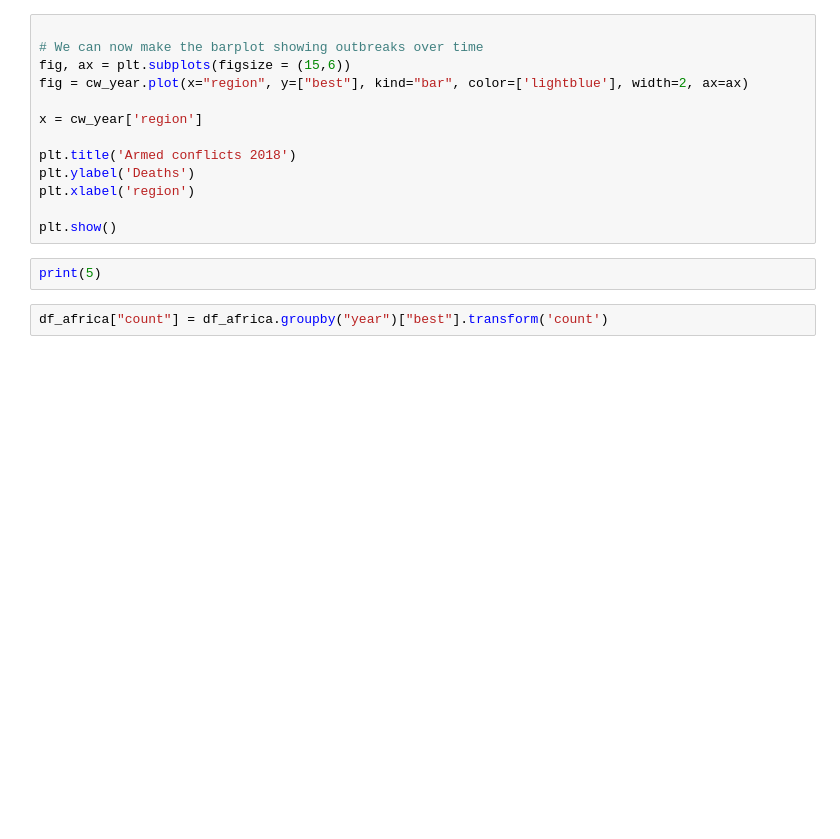
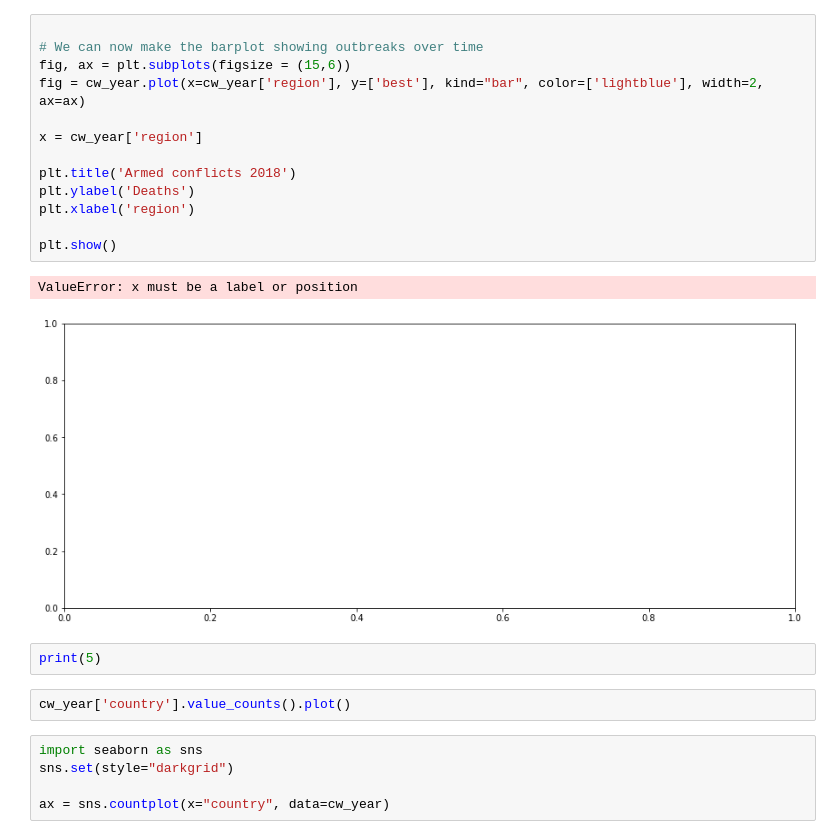
Before and after one commit to NumEconCopenhagen/projects-2020-syntaxerror, a Jupyter notebook: dataproject/Armedconflicts.ipynb, the cells around one changed output. Drawn from its saved outputs; the diff is of its cells as text; blank space fills up the shorter version.

```diff
--- a/dataproject/Armedconflicts.ipynb
+++ b/dataproject/Armedconflicts.ipynb
@@ -57,17 +55,25 @@ Name: year, dtype: int64
 # %%
 
 # We can now make the barplot showing outbreaks over time
 fig, ax = plt.subplots(figsize = (15,6))
-fig = cw_year.plot(x="region", y=["best"], kind="bar", color=['lightblue'], width=2, ax=ax)
+fig = cw_year.plot(x=cw_year['region'], y=['best'], kind="bar", color=['lightblue'], width=2, ax=ax)
 
 x = cw_year['region']
 
 plt.title('Armed conflicts 2018')
 plt.ylabel('Deaths')
 plt.xlabel('region')
 
 plt.show()
+# %% [output]
+ValueError: x must be a label or position
+[figure, added]
 # %%
 print(5)
-# %%
-df_africa["count"] = df_africa.groupby("year")["best"].transform('count')
+# %%
+cw_year['country'].value_counts().plot()
+# %%
+import seaborn as sns
+sns.set(style="darkgrid")
+
+ax = sns.countplot(x="country", data=cw_year)
```
Also changed, not shown: parts of 10 cells of this notebook.
